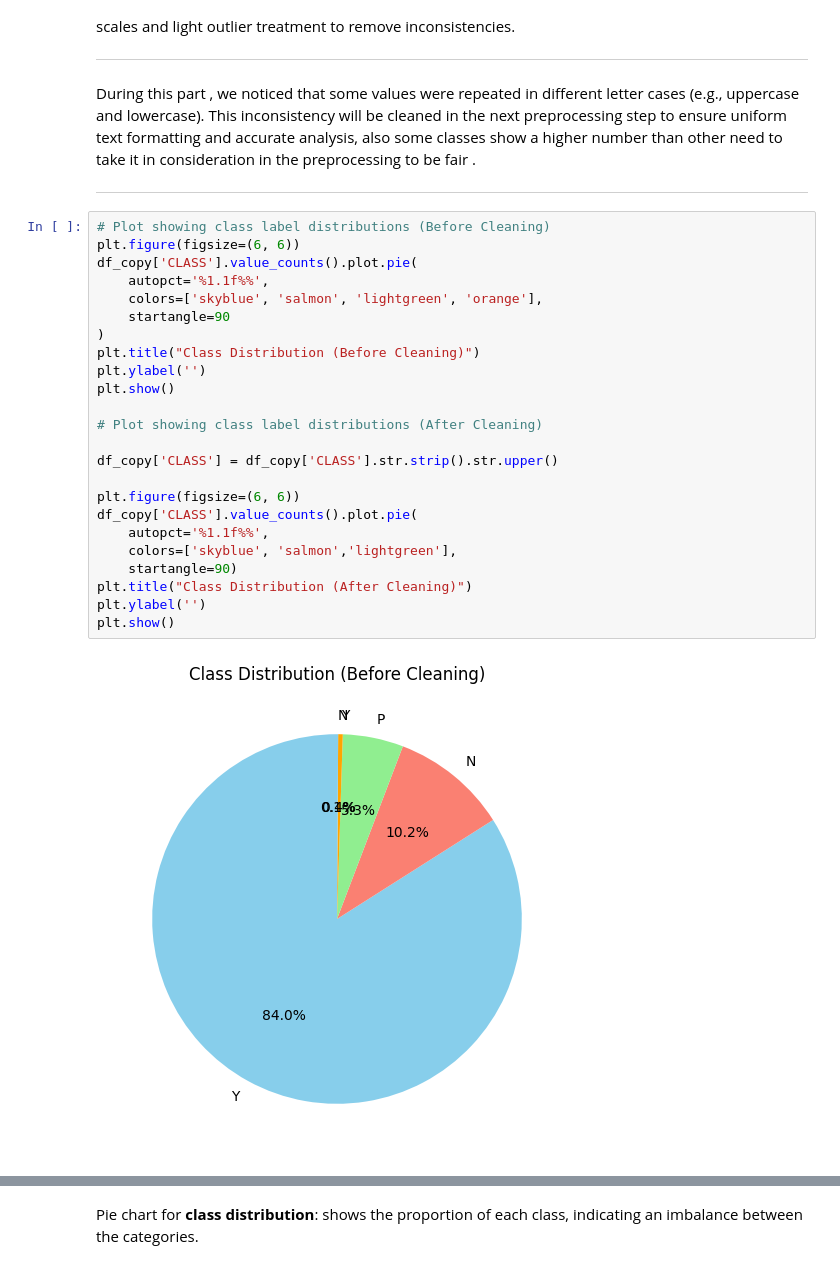
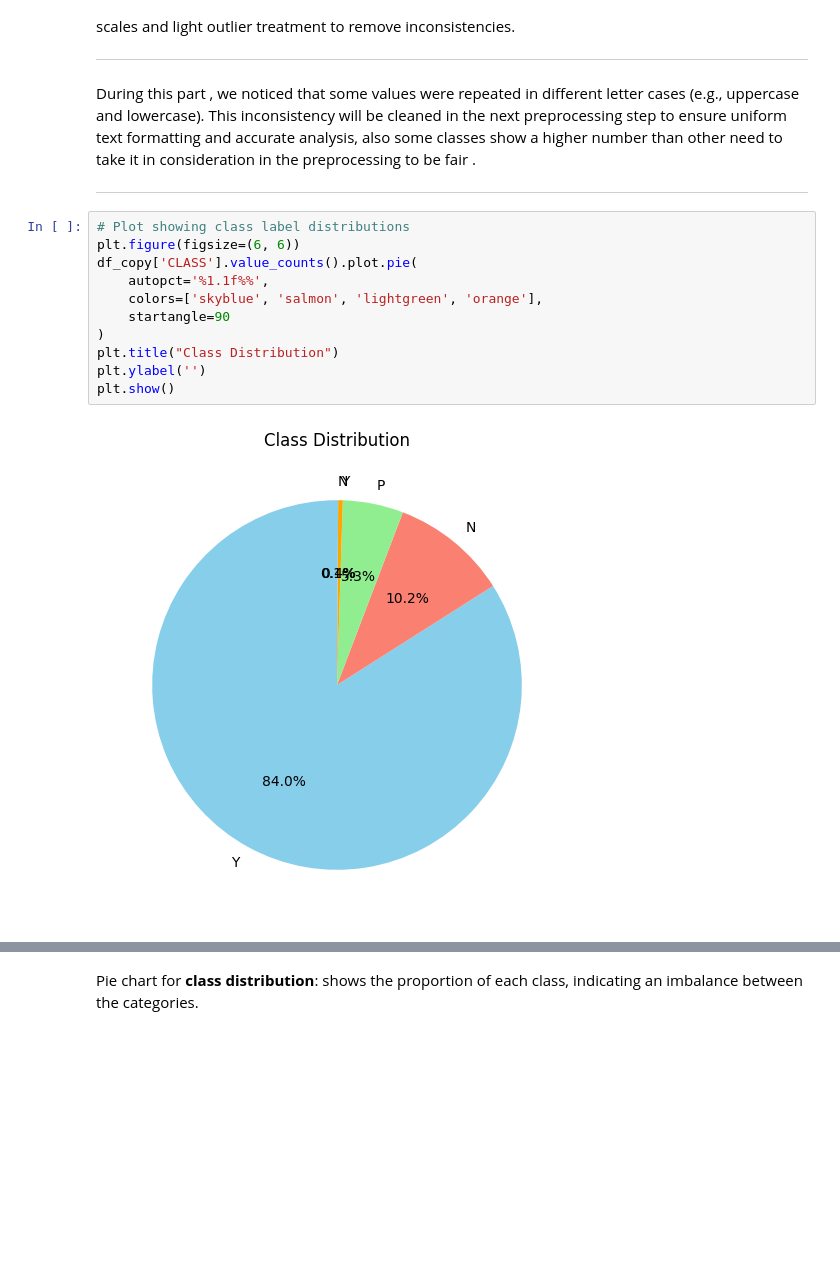
Before and after one commit to yaraaldos/Diabetes-risk-prediction, a Jupyter notebook: Phase2.ipynb, the cells around one changed output, grey strips where cells are left out. Saved outputs shown, nothing was run; the diff lists cells and outputs as text; blank space fills up the shorter version.

```diff
--- a/Phase2.ipynb
+++ b/Phase2.ipynb
@@ -180,28 +180,15 @@ During this part , we noticed that some values were repeated in different letter
 
 --------------------------------------------------------------------------------
 # %%
-# Plot showing class label distributions (Before Cleaning)
+# Plot showing class label distributions
 plt.figure(figsize=(6, 6))
 df_copy['CLASS'].value_counts().plot.pie(
     autopct='%1.1f%%',
     colors=['skyblue', 'salmon', 'lightgreen', 'orange'],
     startangle=90
 )
-plt.title("Class Distribution (Before Cleaning)")
+plt.title("Class Distribution")
 plt.ylabel('')
 plt.show()
-
-# Plot showing class label distributions (After Cleaning)
-
-df_copy['CLASS'] = df_copy['CLASS'].str.strip().str.upper()
-
-plt.figure(figsize=(6, 6))
-df_copy['CLASS'].value_counts().plot.pie(
-    autopct='%1.1f%%',
-    colors=['skyblue', 'salmon','lightgreen'],
-    startangle=90)
-plt.title("Class Distribution (After Cleaning)")
-plt.ylabel('')
-plt.show()
 # %% [output]
-[figure, old version]
+[figure, new version]
```
Also changed, not shown: parts of 2 cells of this notebook.
